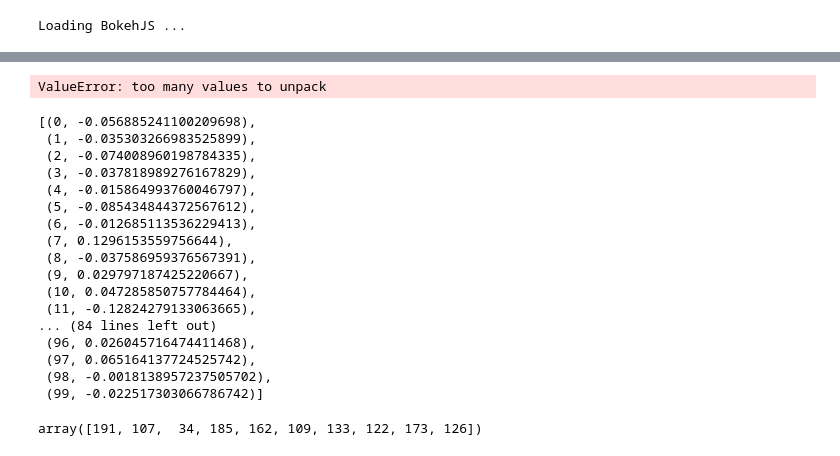
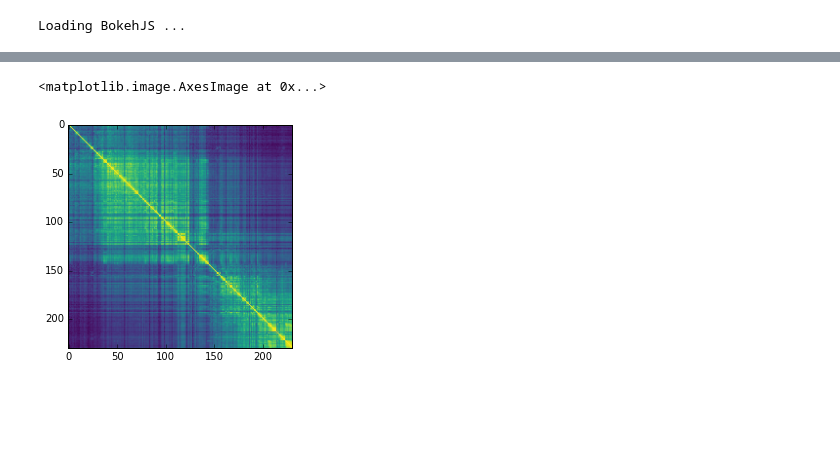
Before and after one commit to josh-gree/conf_speeches, a Jupyter notebook: notebooks/001_initial_exploration.ipynb, the cells around one changed output, grey strips where cells are left out. Drawn from its saved outputs; the diff is of its cells as text; code cells hidden in the pictures; blank space fills up the shorter version.

```diff
--- a/notebooks/001_initial_exploration.ipynb
+++ b/notebooks/001_initial_exploration.ipynb
@@ -23,11 +23,13 @@ data = pickle.load(open('../data/processed/processed_data.p'))
 data_lab = pickle.load(open('../data/processed/processed_data_lab.p'))
 data_con = pickle.load(open('../data/processed/processed_data_con.p'))
 data_libdem = pickle.load(open('../data/processed/processed_data_libdem.p'))
+data_sou = pickle.load(open('../data/processed/processed_data_sou.p'))
 
 text = data['text']
 text_lab = data_lab['text']
 text_con = data_con['text']
 text_libdem = data_libdem['text']
+text_sou = data_sou['text']
 # %%
 def doc_embedding(text):
     # tokenize
@@ -79,4 +81,5 @@ dictionary, corpus, corpus_tfidf, corpus_lsi, tfidf, lsi, c = doc_embedding(text
 dictionary_lab, corpus_lab, corpus_tfidf_lab, corpus_lsi_lab, tfidf_lab, lsi_lab, c_lab = doc_embedding(text_lab)
 dictionary_con, corpus_con, corpus_tfidf_con, corpus_lsi_con, tfidf_con, lsi_con, c_con = doc_embedding(text_con)
 dictionary_libdem, corpus_libdem, corpus_tfidf_libdem, corpus_lsi_libdem, tfidf_libdem, lsi_libdem, c_libdem = doc_embedding(text_libdem)
+dictionary_sou, corpus_sou, corpus_tfidf_sou, corpus_lsi_sou, tfidf_sou, lsi_sou, c_sou = doc_embedding(text_sou)
 # %%
@@ -107,3 +113,10 @@ sims_libdem = np.array([index_libdem[lsi_libdem[corp]] for corp in corpus_libdem
+# %%
+index_sou = similarities.MatrixSimilarity(corpus_lsi_sou)
+sims_sou = np.array([index_sou[lsi_sou[corp]] for corp in corpus_sou])
+plt.imshow(sims_sou,cmap=plt.cm.viridis)
+# %% [output]
+<matplotlib.image.AxesImage at 0x...>
+[figure, added]
 # %%
 import codecs, json
 
@@ -123,28 +140,0 @@ write_json(sims_libdem,data_libdem,'libdem')
-# %%
-lsi[['iraq','war']]
-# %% [output]
-ValueError: too many values to unpack
-# %%
-lsi[dictionary.doc2bow(['iraq','war'])]
-# %% [output]
-[(0, -0.056885241100209698),
- (1, -0.035303266983525899),
- (2, -0.074008960198784335),
- (3, -0.037818989276167829),
- (4, -0.015864993760046797),
- (5, -0.085434844372567612),
- (6, -0.012685113536229413),
- (7, 0.1296153559756644),
- (8, -0.037586959376567391),
- (9, 0.029797187425220667),
- (10, 0.047285850757784464),
- (11, -0.12824279133063665),
-... (84 lines left out)
- (96, 0.026045716474411468),
- (97, 0.065164137724525742),
- (98, -0.0018138957237505702),
- (99, -0.022517303066786742)]
-# %%
-index[lsi[dictionary.doc2bow(['working','class','is','useless'])]].argsort()[-10:]
-# %% [output]
-array([191, 107,  34, 185, 162, 109, 133, 122, 173, 126])
```
Also changed, not shown: parts of 18 cells of this notebook, 20 other files.
